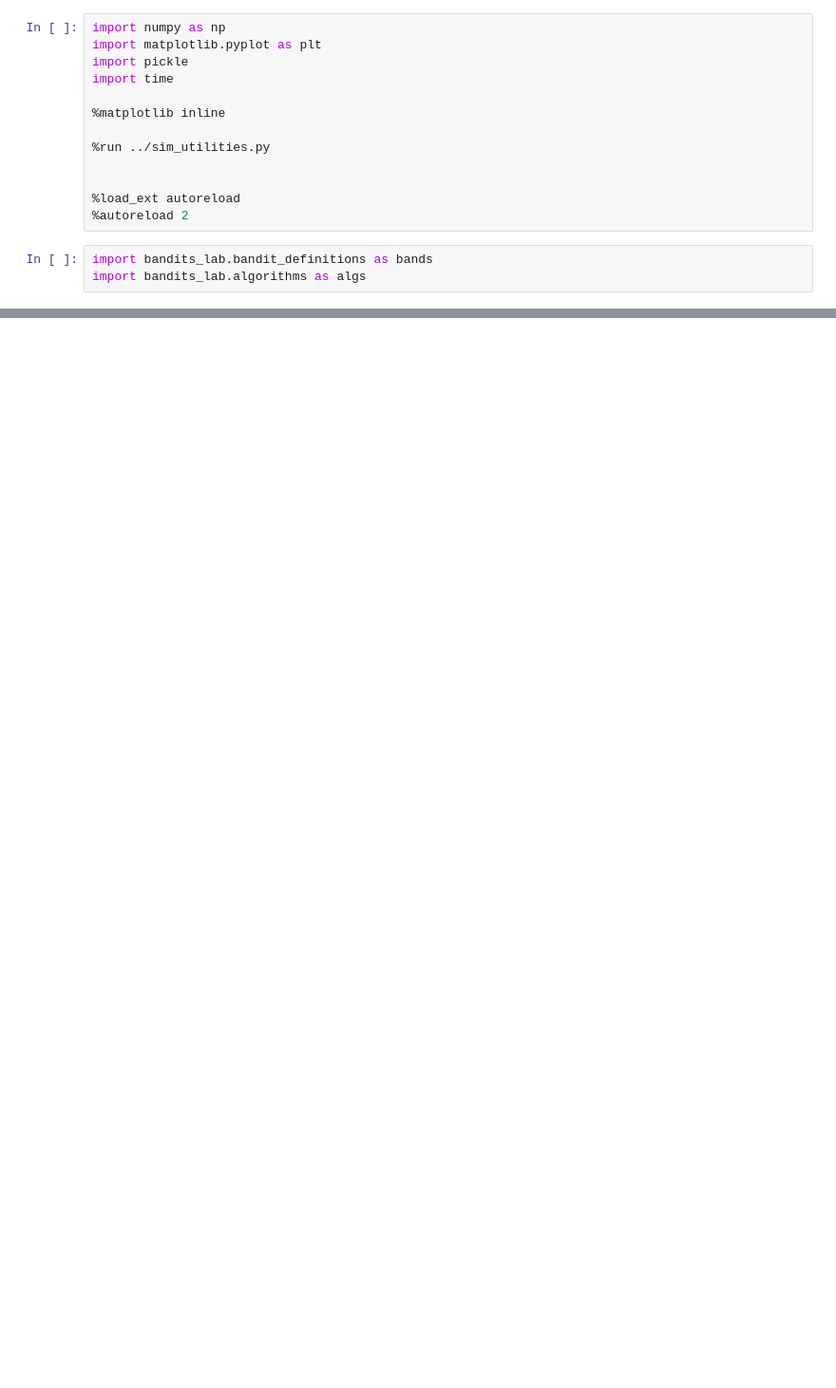
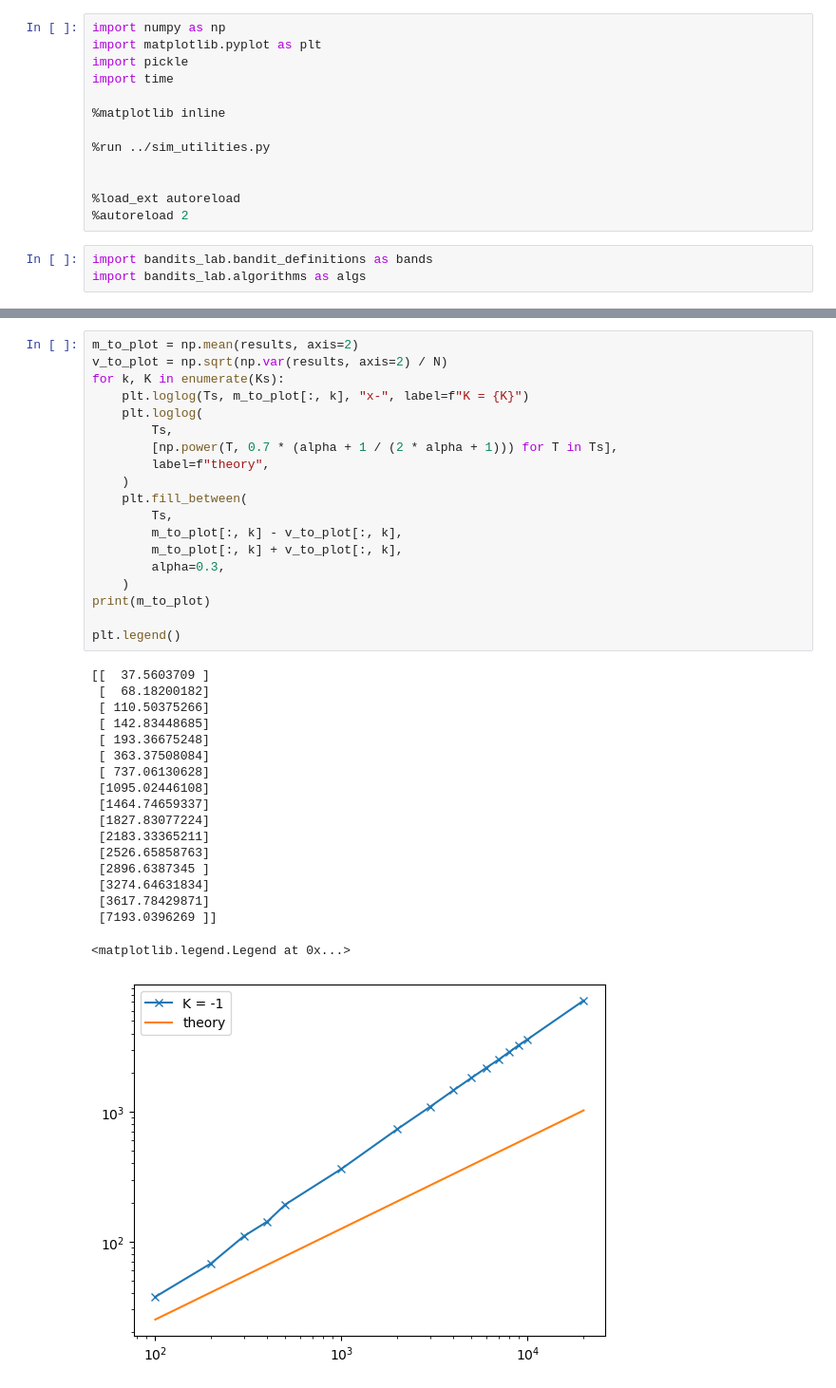
Before and after one commit to H2DI/bandits_lab, a Jupyter notebook: notebooks/adv_bandits.ipynb, the cells around one changed output, grey strips where cells are left out. Shown: that part at 95% size. Saved outputs shown, nothing was run; the diff lists cells and outputs as text; blank space fills up the shorter version.

```diff
--- a/notebooks/adv_bandits.ipynb
+++ b/notebooks/adv_bandits.ipynb
@@ -46,0 +217,38 @@ AttributeError: 'AbstractCAB' object has no attribute 'choose_p'
+# %%
+m_to_plot = np.mean(results, axis=2)
+v_to_plot = np.sqrt(np.var(results, axis=2) / N)
+for k, K in enumerate(Ks):
+    plt.loglog(Ts, m_to_plot[:, k], "x-", label=f"K = {K}")
+    plt.loglog(
+        Ts,
+        [np.power(T, 0.7 * (alpha + 1 / (2 * alpha + 1))) for T in Ts],
+        label=f"theory",
+    )
+    plt.fill_between(
+        Ts,
+        m_to_plot[:, k] - v_to_plot[:, k],
+        m_to_plot[:, k] + v_to_plot[:, k],
+        alpha=0.3,
+    )
+print(m_to_plot)
+
+plt.legend()
+# %% [output]
+[[  37.5603709 ]
+ [  68.18200182]
+ [ 110.50375266]
+ [ 142.83448685]
+ [ 193.36675248]
+ [ 363.37508084]
+ [ 737.06130628]
+ [1095.02446108]
+ [1464.74659337]
+ [1827.83077224]
+ [2183.33365211]
+ [2526.65858763]
+ [2896.6387345 ]
+ [3274.64631834]
+ [3617.78429871]
+ [7193.0396269 ]]
+<matplotlib.legend.Legend at 0x...>
+[figure, added]
```
Also changed, not shown: parts of 6 cells of this notebook, 3 other files.
